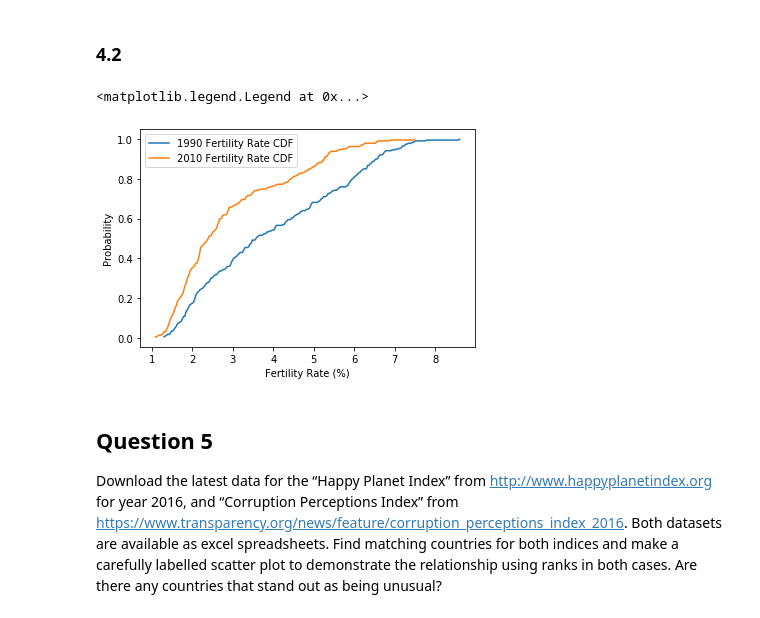
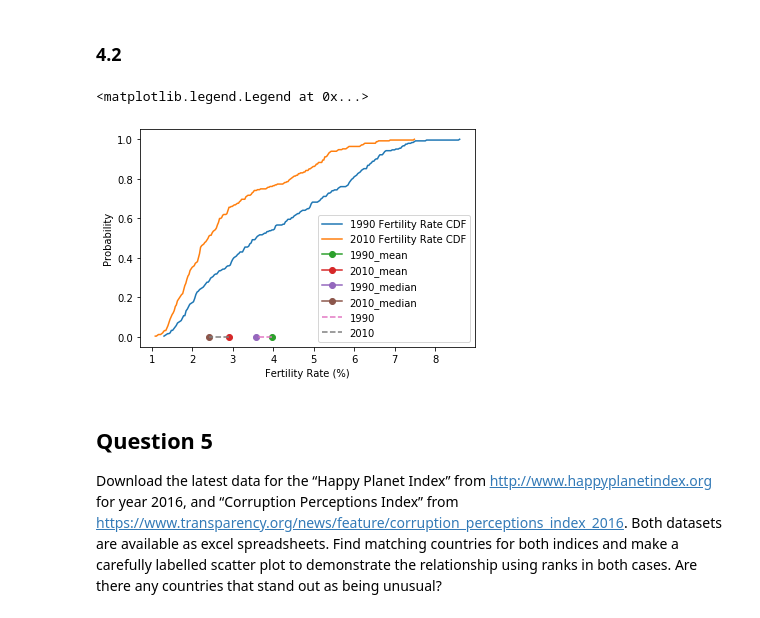
Before and after one commit to cyborgoat/data-inference-machine-learning, a Jupyter notebook: assignment_2/18785_HW2.ipynb, the cells around one changed output. Drawn from its saved outputs; the diff is of its cells as text; code cells hidden in the pictures.

```diff
--- a/assignment_2/18785_HW2.ipynb
+++ b/assignment_2/18785_HW2.ipynb
@@ -238,35 +238,45 @@ plt.show()
 fertility_1990 = fertility_df['1990'].dropna()
 fertility_2010 = fertility_df['2010'].dropna()
 fertility_1990_median = np.median(fertility_1990)
 fertility_1990_mean = np.mean(fertility_1990)
 fertility_2010_median = np.median(fertility_2010)
 fertility_2010_mean = np.mean(fertility_2010)
 
 num_bins = len(fertility_1990)
 counts, bin_edges = np.histogram (fertility_1990, bins=num_bins, normed=True)
 num_bins = len(fertility_2010)
 cdf = np.cumsum (counts)
 plt.plot (bin_edges[1:], cdf/cdf[-1],label='1990 Fertility Rate CDF')
 counts, bin_edges = np.histogram (fertility_2010, bins=num_bins, normed=True)
 cdf = np.cumsum (counts)
 plt.plot (bin_edges[1:], cdf/cdf[-1],label='2010 Fertility Rate CDF')
 plt.xlabel("Fertility Rate (%)")
 plt.ylabel("Probability")
 plt.legend()
-# plt.plot(fertility_1990_mean,fertility_1990_median,'-ro')
+fertility_1990_arr = [[fertility_1990_mean,0],[fertility_1990_median,0]]
+fertility_2010_arr = [[fertility_2010_mean,0],[fertility_2010_median,0]]
+
+plt.plot(fertility_1990_mean,0,label='1990_mean',marker='o')
+plt.plot(fertility_2010_mean,0,label='2010_mean',marker='o')
+plt.plot(fertility_1990_median,0,label='1990_median',marker='o')
+plt.plot(fertility_2010_median,0,label='2010_median',marker='o')
+
+plt.plot([i[0] for i in fertility_1990_arr],[i[1] for i in fertility_1990_arr],'--',label='1990')
+plt.plot([i[0] for i in fertility_2010_arr],[i[1] for i in fertility_2010_arr],'--',label='2010')
+plt.legend()
 
 # def ecdf(data):
 #     """ Compute ECDF """
 #     x = np.sort(data)
 #     n = x.size
 #     y = np.arange(1, n+1) / n
 #     return(x,y)
 
 # x,y = ecdf(fertility_1990)
 # plt.scatter(x=x, y=y);
 # %% [output]
 <matplotlib.legend.Legend at 0x...>
-[figure, old version]
+[figure, new version]
 # %% [markdown]
 ## Question 5
 Download the latest data for the “Happy Planet Index” from http://www.happyplanetindex.org for year 2016, and “Corruption Perceptions Index” from https://www.transparency.org/news/feature/corruption_perceptions_index_2016. Both datasets are available as excel spreadsheets. Find matching countries for both indices and make a carefully labelled scatter plot to demonstrate the relationship using ranks in both cases. Are there any countries that stand out as being unusual?
```
Also changed, not shown: parts of 1 cell of this notebook.
